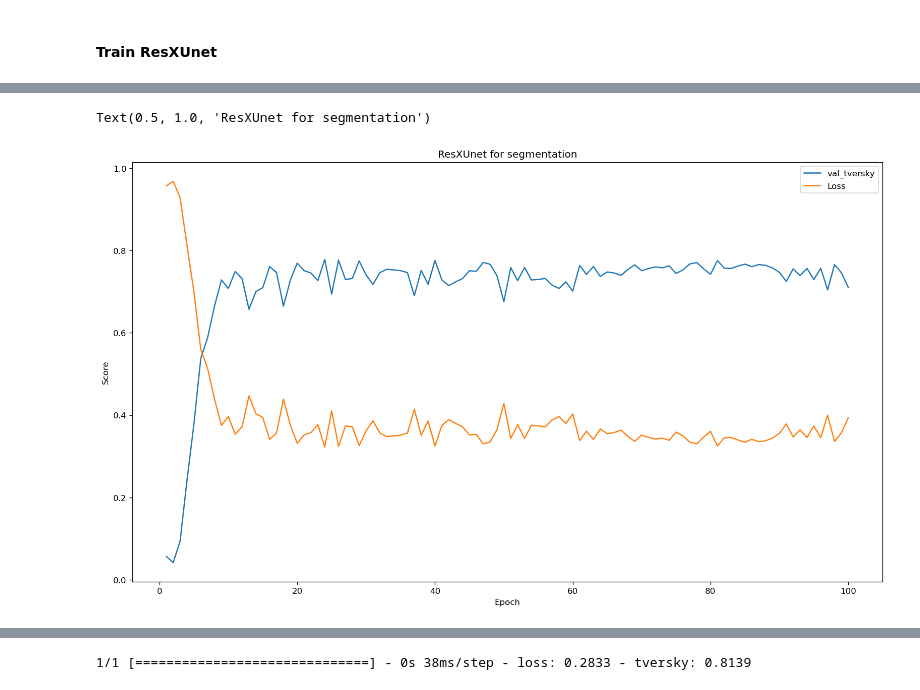
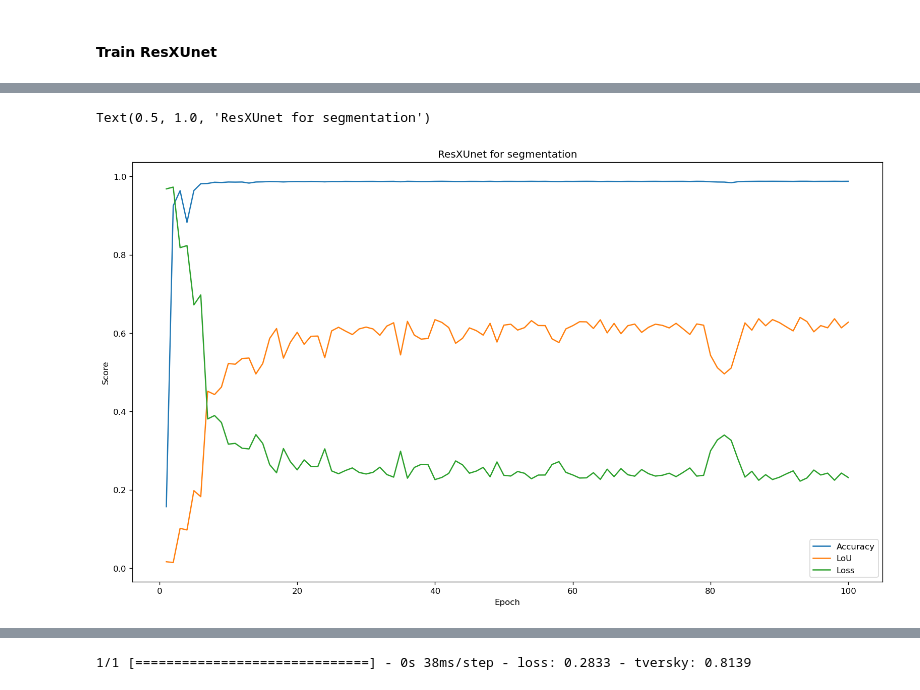
Before and after one commit to wesley0628/Brain_MRI_Image_Analysis, a Jupyter notebook: Brain_MRI_Tumor_Segmentation.ipynb, the cells around one changed output, grey strips where cells are left out. Cells and saved outputs as stored; diff of their text form; code cells hidden in the pictures.

Commit message:
add plots

```diff
--- a/Brain_MRI_Tumor_Segmentation.ipynb
+++ b/Brain_MRI_Tumor_Segmentation.ipynb
@@ -369,7 +371,7 @@ Hint: If you want to see a list of allocated tensors when OOM happens, add repor
 res_unet_path = "res_unet.hdf5"
 model_res_unet = ResXUnet((256, 256, 3))
 model_res_unet.compile(optimizer=tf.keras.optimizers.Adam(learning_rate=1e-3, beta_1=0.9, beta_2=0.999, epsilon=None, decay=1e-3/32, amsgrad=False),
-              loss = focal_tversky, metrics = [tversky])
+              loss=dice_coef_loss, metrics=["binary_accuracy", iou, dice_coef])
 model_res_unet.summary()
 # %% [output]
 Model: "model_1"
@@ -394,7 +396,7 @@ model_res_unet_history = model_res_unet.fit(x=X_train,
                                             y=y_train,
                                             epochs=epochs,
                                             validation_data=(X_val, y_val),
-                                            callbacks=save_model(res_unet_path, "val_tversky"),
+                                            callbacks=save_model(res_unet_path, "val_iou"),
                                             verbose=1)
 # %% [output]
 Epoch 1/100
@@ -418,13 +420,14 @@ Epoch 00100: val_tversky did not improve from 0.77845
 model_res_unet.load_weights(os.path.join("trained_model_weights", unet_path))
 model_res_unet.evaluate(x=X_test, y=y_test)
 # %%
-model_ResUnet_result = pd.DataFrame({"val_tversky": model_res_unet_history.history["val_tversky"],
+model_ResUnet_result = pd.DataFrame({"Accuracy": model_res_unet_history.history["val_binary_accuracy"],
+                                  "LoU": model_res_unet_history.history["val_iou"],
                                   "Loss": model_res_unet_history.history["val_loss"]}, index=epoch_index)
 model_ResUnet_result.to_csv("ResUnet_result.csv")
 ax_ResUnet = model_ResUnet_result.plot.line(figsize=(16, 9))
 ax_ResUnet.set_xlabel("Epoch")
 ax_ResUnet.set_ylabel("Score")
 ax_ResUnet.set_title("ResXUnet for segmentation")
 # %% [output]
 Text(0.5, 1.0, 'ResXUnet for segmentation')
-[figure, old version]
+[figure, new version]
```
Also changed, not shown: parts of 5 cells of this notebook.
